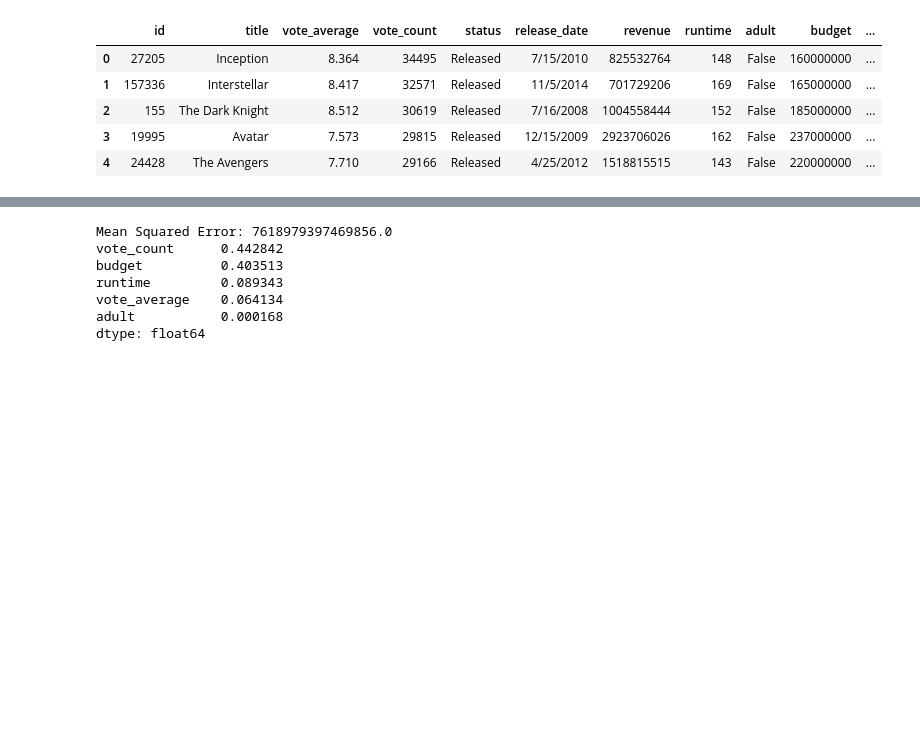
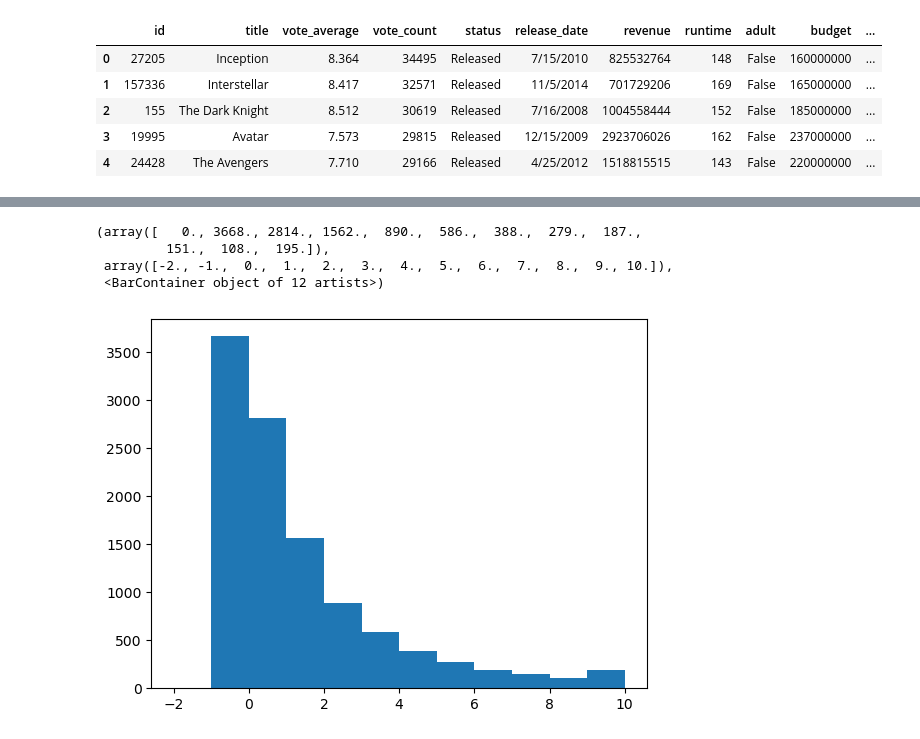
Before and after one commit to sudhirrajbhandary/6748, a Jupyter notebook: CombinedEDA.ipynb, the cells around one changed output, grey strips where cells are left out. Cells and saved outputs as stored; diff of their text form; code cells hidden in the pictures; blank space fills up the shorter version.

```diff
--- a/CombinedEDA.ipynb
+++ b/CombinedEDA.ipynb
@@ -595,37 +597,8 @@ Number of movies after filtering: 11686
 # %%
-import pandas as pd
-from sklearn.model_selection import train_test_split
-from sklearn.ensemble import RandomForestRegressor
-from sklearn.metrics import mean_squared_error
-
-# Assuming 'df' is your final DataFrame after all the preprocessing you've done
-# Load the dataset if not already loaded
-df = pd.read_csv('enhanced_movie_dataset.csv')
-
-# Selecting features and target variable
-X = df[['vote_average', 'vote_count', 'runtime', 'budget', 'adult']]  # Include more features as necessary
-y = df['revenue']
-
-# Splitting the data into training and testing sets
-X_train, X_test, y_train, y_test = train_test_split(X, y, test_size=0.2, random_state=42)
-
-# Creating and training the Random Forest model
-random_forest_model = RandomForestRegressor(n_estimators=100, random_state=42)
-random_forest_model.fit(X_train, y_train)
-
-# Predicting and evaluating the model
-y_pred = random_forest_model.predict(X_test)
-mse = mean_squared_error(y_test, y_pred)
-print(f'Mean Squared Error: {mse}')
-
-# You can also check the feature importances to understand what features the model is considering most important
-feature_importances = pd.Series(random_forest_model.feature_importances_, index=X.columns)
-print(feature_importances.sort_values(ascending=False))
+plt.hist(filtered_movies.profit_to_budget_ratio,bins=[-2,-1,0,1,2,3,4,5,6,7,8,9,10])
 # %% [output]
-Mean Squared Error: 7618979397469856.0
-vote_count      0.442842
-budget          0.403513
-runtime         0.089343
-vote_average    0.064134
-adult           0.000168
-dtype: float64
+(array([   0., 3668., 2814., 1562.,  890.,  586.,  388.,  279.,  187.,
+         151.,  108.,  195.]),
+ array([-2., -1.,  0.,  1.,  2.,  3.,  4.,  5.,  6.,  7.,  8.,  9., 10.]),
+ <BarContainer object of 12 artists>)
+[figure, added]
```
Also changed, not shown: parts of 29 cells of this notebook.
